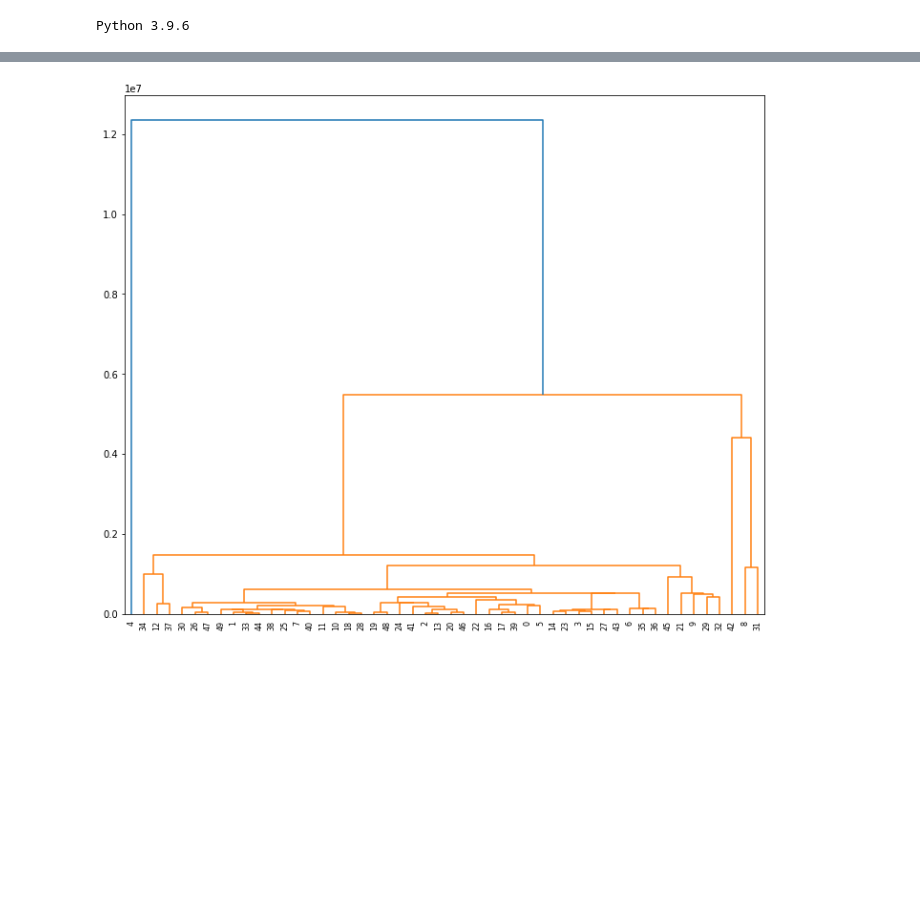
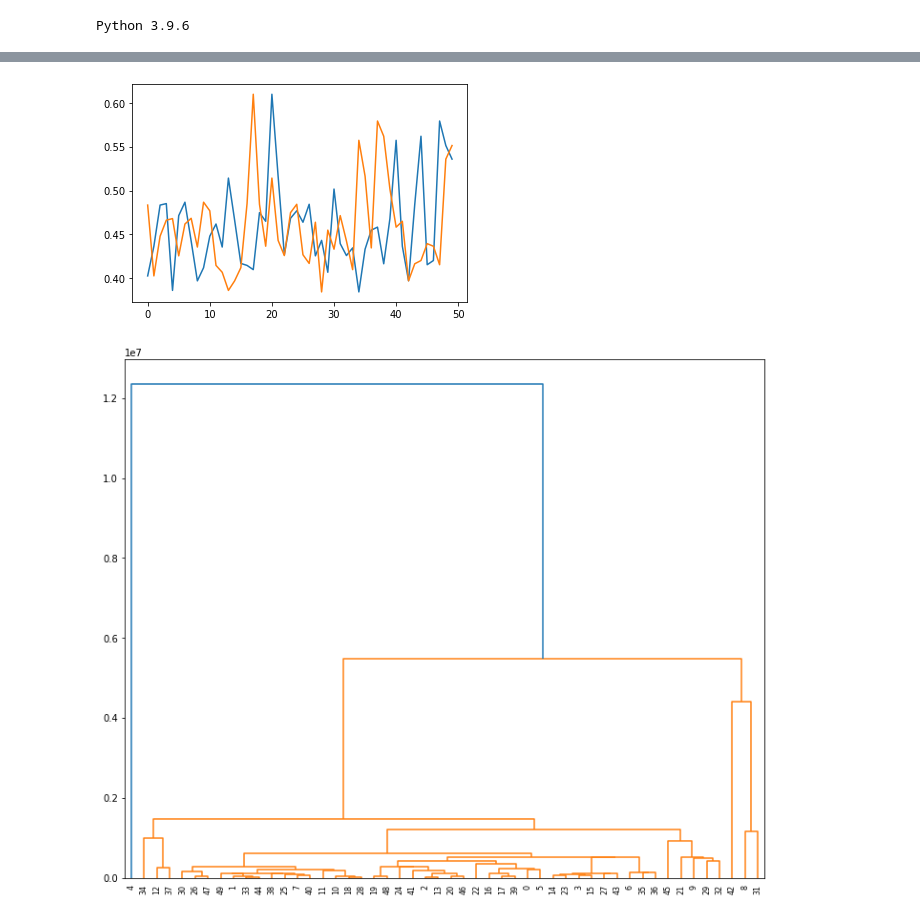
Before and after one commit to thistleknot/python-dev, a Jupyter notebook: Anomaly Detection.ipynb, the cells around one changed output, grey strips where cells are left out. Saved outputs shown, nothing was run; the diff lists cells and outputs as text; code cells hidden in the pictures; blank space fills up the shorter version.

```diff
--- a/Anomaly Detection.ipynb
+++ b/Anomaly Detection.ipynb
@@ -139,3 +239,9 @@ _ = tree.plot_tree(regr,
+# %%
+plt.plot(abs(pd.Series(combined.sort_values(kind="quicksort", ascending=True, by='ZCAs',key=abs)['Anomaly'])).reset_index(drop=True))
+plt.plot(abs(pd.Series(combined.sort_values(kind="quicksort", ascending=True, by='mdist',key=abs)['Anomaly'])).reset_index(drop=True))
+plt.show()
+# %% [output]
+[figure, added]
 # %%
 from scipy.cluster import hierarchy
 import matplotlib.pyplot as plt
```
Also changed, not shown: parts of 11 cells of this notebook.
